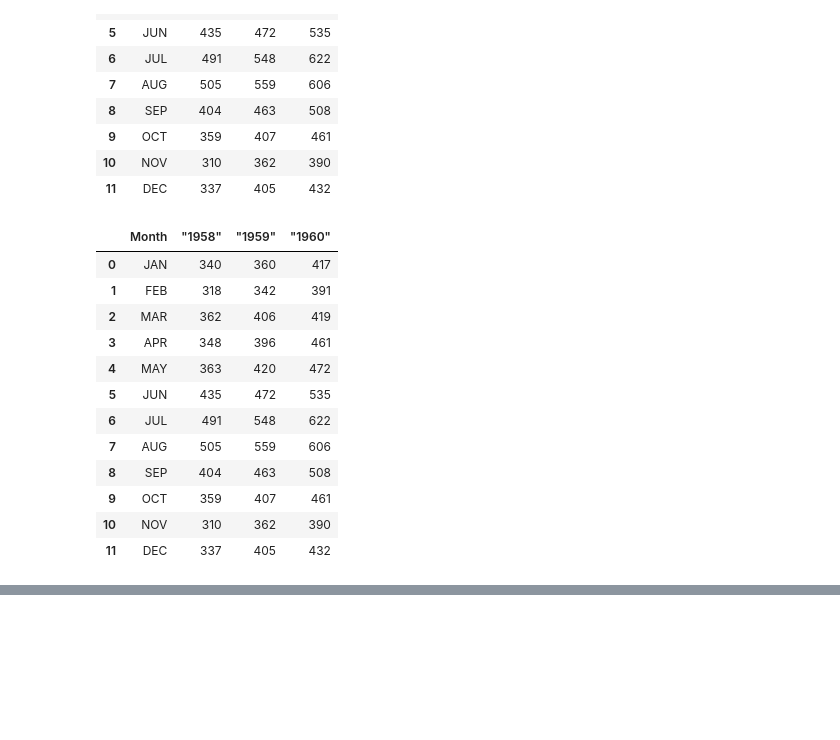
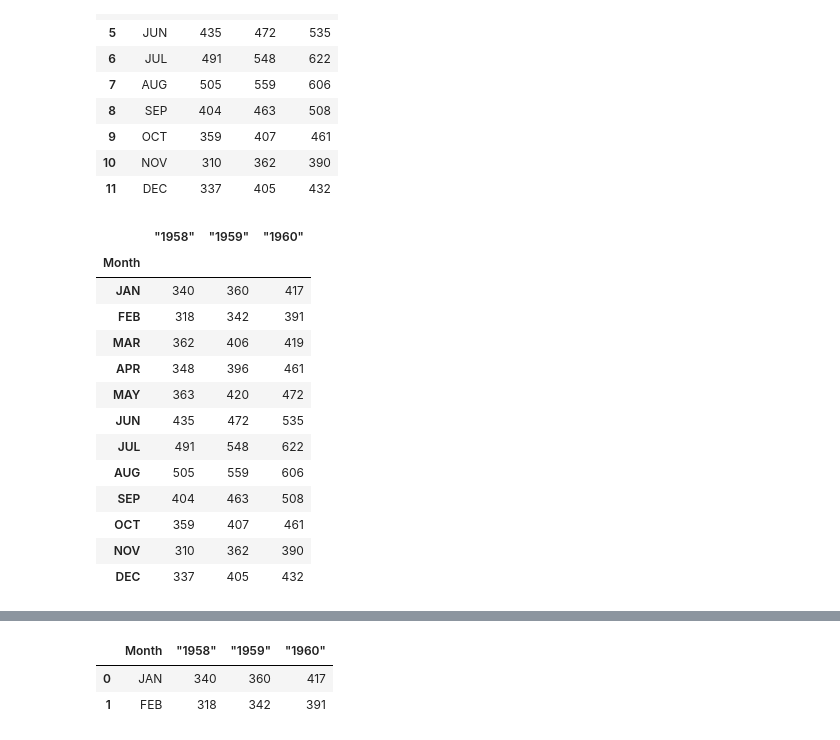
Before and after one commit to Adhishtanaka/SE-to-ML, a Jupyter notebook: pandas.ipynb, the cells around one changed output, grey strips where cells are left out. Drawn from its saved outputs; the diff is of its cells as text; code cells hidden in the pictures; blank space fills up the shorter version.

Commit message:
add pandas data visualization to note

```diff
--- a/pandas.ipynb
+++ b/pandas.ipynb
@@ -370,22 +370,24 @@ dfn2
 dfn2.to_csv('output.csv', index=False)
 # write the DataFrame to a CSV file without the index
 # %%
-pd.read_csv('https://people.sc.fsu.edu/~jburkardt/data/csv/airtravel.csv')
+dfn2 =pd.read_csv('https://people.sc.fsu.edu/~jburkardt/data/csv/airtravel.csv',index_col=0)
+dfn2
 # read a CSV file into a DataFrame
 # %% [output]
-|  | Month | "1958" | "1959" | "1960" |
-| 0 | JAN | 340 | 360 | 417 |
-| 1 | FEB | 318 | 342 | 391 |
-| 2 | MAR | 362 | 406 | 419 |
-| 3 | APR | 348 | 396 | 461 |
-| 4 | MAY | 363 | 420 | 472 |
-| 5 | JUN | 435 | 472 | 535 |
-| 6 | JUL | 491 | 548 | 622 |
-| 7 | AUG | 505 | 559 | 606 |
-| 8 | SEP | 404 | 463 | 508 |
-| 9 | OCT | 359 | 407 | 461 |
-| 10 | NOV | 310 | 362 | 390 |
-| 11 | DEC | 337 | 405 | 432 |
+|  | "1958" | "1959" | "1960" |
+| Month |  |  |  |
+| JAN | 340 | 360 | 417 |
+| FEB | 318 | 342 | 391 |
+| MAR | 362 | 406 | 419 |
+| APR | 348 | 396 | 461 |
+| MAY | 363 | 420 | 472 |
+| JUN | 435 | 472 | 535 |
+| JUL | 491 | 548 | 622 |
+| AUG | 505 | 559 | 606 |
+| SEP | 404 | 463 | 508 |
+| OCT | 359 | 407 | 461 |
+| NOV | 310 | 362 | 390 |
+| DEC | 337 | 405 | 432 |
 # %%
 pd.read_html('https://en.wikipedia.org/wiki/List_of_wars_involving_Russia')
 # read HTML tables from a URL into a list of DataFrames
@@ -407,3 +409,10 @@ pd.read_html('https://en.wikipedia.org/wiki/List_of_wars_involving_Russia')
  1  Abkhazia Northern Cyprus Palestine South Osset...
  2  British Indian Ocean Territory Christmas Islan...
  3                              Category  Asia portal  ]
+# %%
+dfn2.head(2)
+#get dataset view quickly
+# %% [output]
+|  | Month | "1958" | "1959" | "1960" |
+| 0 | JAN | 340 | 360 | 417 |
+| 1 | FEB | 318 | 342 | 391 |
```
Also changed, not shown: parts of 5 cells of this notebook.
